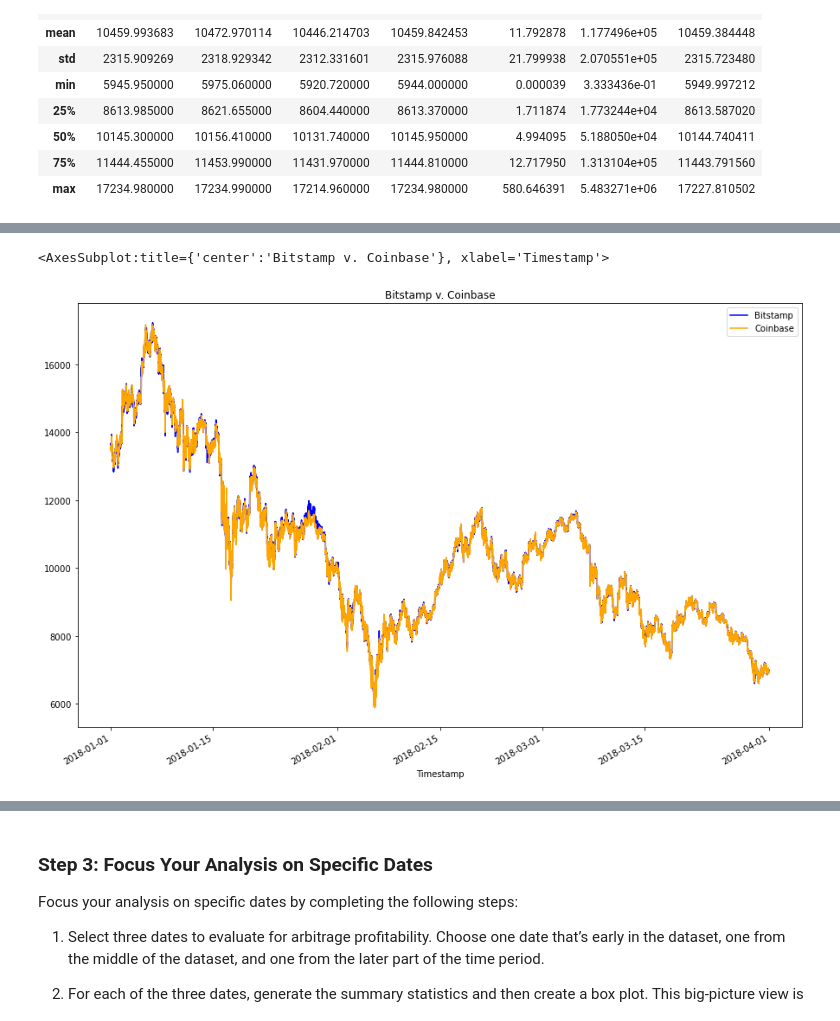
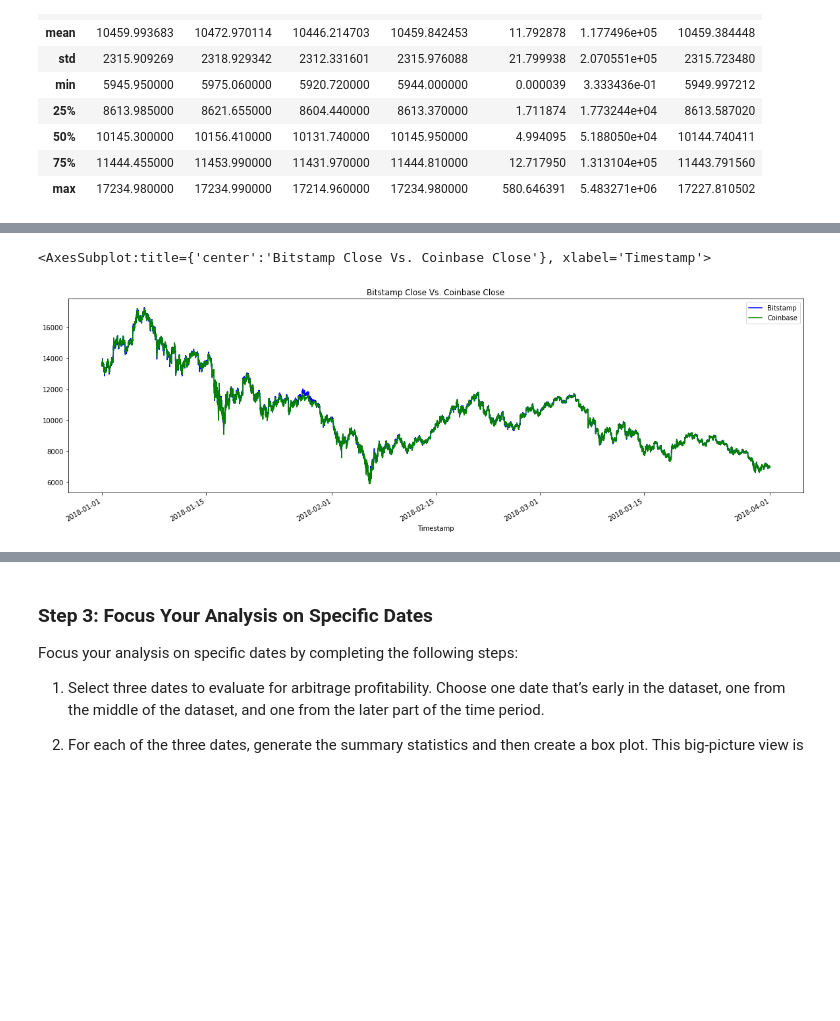
Before and after one commit to jlesieur0/Module_3_Challenge, a Jupyter notebook: crypto_arbitrage.ipynb, the cells around one changed output, grey strips where cells are left out. Saved outputs shown, nothing was run; the diff lists cells and outputs as text; code cells hidden in the pictures; blank space fills up the shorter version.

```diff
--- a/crypto_arbitrage.ipynb
+++ b/crypto_arbitrage.ipynb
@@ -198,5 +199,9 @@ coinbase = bitstamp.dropna()
 # %%
-coinbase.loc[:, "Close"] = coinbase.loc[:, "Close"].replace("$", "")
+coinbase.loc[:, "Close"] = coinbase.loc[:, "Close"].str.replace("$", "")
+# %%
+coinbase.loc[:, "Close"] = coinbase.loc[:, "Close"].astype("float")
+# %%
+coinbase.loc[:, "Open"] = coinbase.loc[:, "Open"].astype("float")
 # %%
 coinbase.head()
 # %% [output]
@@ -229,7 +238,7 @@ Select the data you want to analyze. Use `loc` or `iloc` to select the following
 * Close
 # %%
 # Use loc or iloc to select `Timestamp (the index)` and `Close` from bitstamp DataFrame
-bitstamp_sliced = bitstamp.iloc[:, 3]
+bitstamp_sliced = bitstamp.loc[:, "Close"]
 
 # Review the first five rows of the DataFrame
 bitstamp_sliced.head()
@@ -310,11 +323,12 @@ coinbase.describe()
 # %%
 # Overlay the visualizations for the bitstamp and coinbase DataFrames in one plot
 # The plot should visualize the prices over the full lenth of the dataset
 # Be sure to include the parameters: legend, figure size, title, and color and label
-# YOUR CODE HERE
+bitstamp_sliced.plot(legend=True, figsize=(20, 6), title='Bitstamp Close Vs. Coinbase Close', color="blue", label="Bitstamp")
+coinbase_sliced.plot(legend=True, figsize=(20, 6), color="green", label="Coinbase")
 # %% [output]
-<AxesSubplot:title={'center':'Bitstamp v. Coinbase'}, xlabel='Timestamp'>
+<AxesSubplot:title={'center':'Bitstamp Close Vs. Coinbase Close'}, xlabel='Timestamp'>
-[figure, old version]
+[figure, new version]
 # %%
 # Using the loc and plot functions, create an overlay plot that visualizes
 # the price action of both DataFrames for a one month period early in the dataset
```
Also changed, not shown: parts of 41 cells of this notebook.
